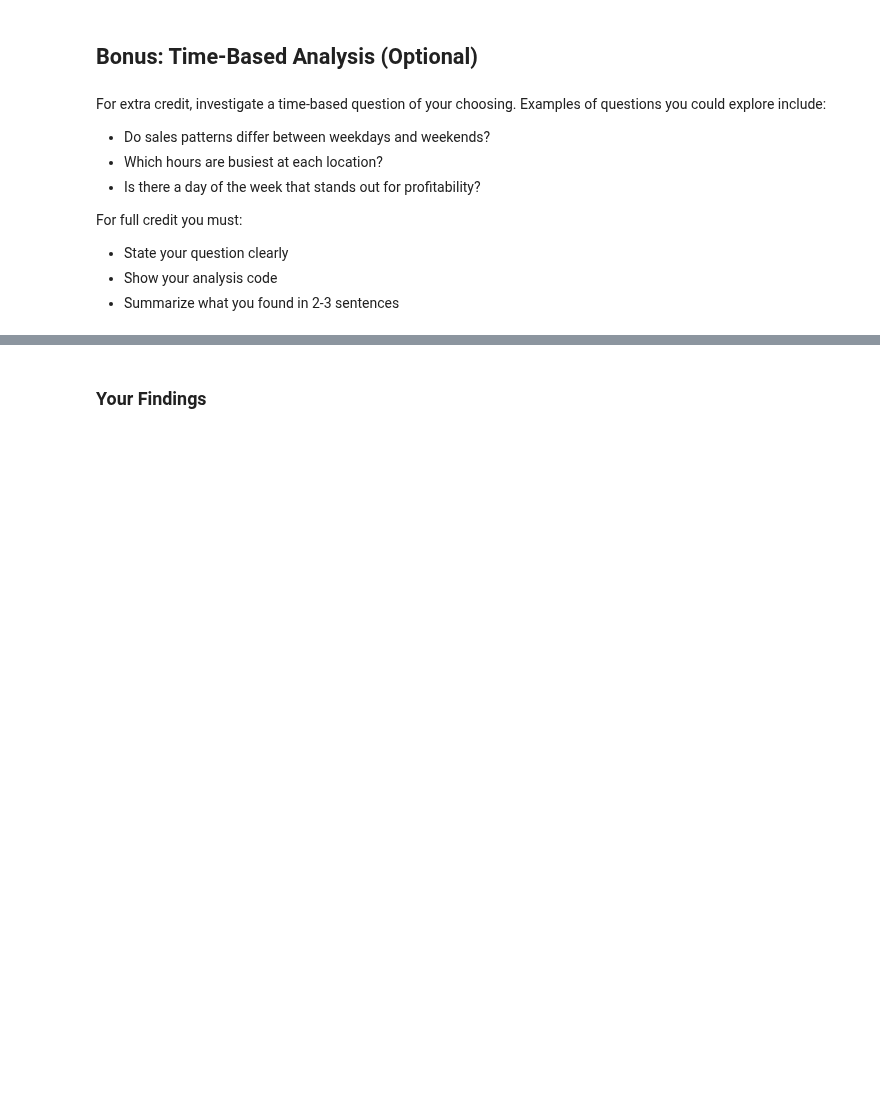
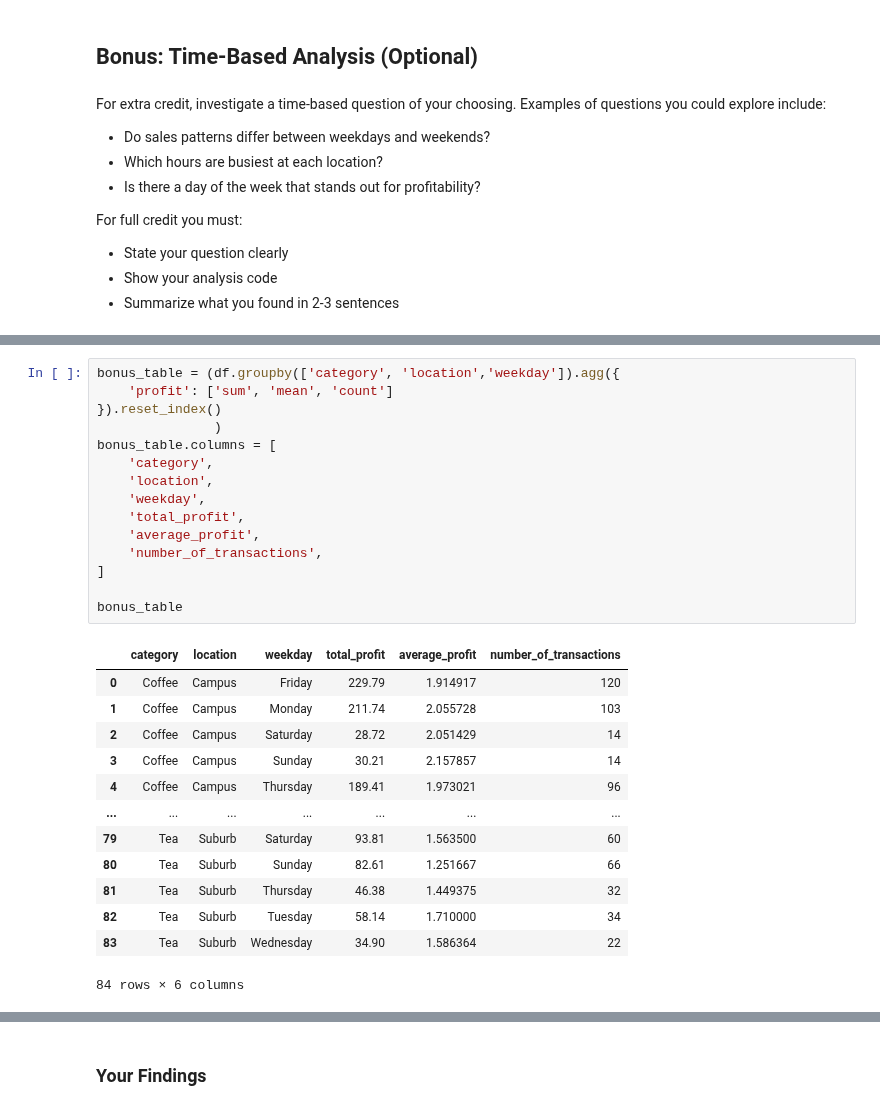
Before and after one commit to mattressdog/py4eda-work, a Jupyter notebook: test2b/test_2b.ipynb, the cells around one changed output, grey strips where cells are left out. Cells and saved outputs as stored; diff of their text form; blank space fills up the shorter version.

```diff
--- a/test2b/test_2b.ipynb
+++ b/test2b/test_2b.ipynb
@@ -430,0 +444,29 @@ For full credit you must:
+# %%
+bonus_table = (df.groupby(['category', 'location','weekday']).agg({
+    'profit': ['sum', 'mean', 'count']
+}).reset_index()
+               )
+bonus_table.columns = [
+    'category',
+    'location',
+    'weekday',
+    'total_profit',
+    'average_profit',
+    'number_of_transactions',
+]
+
+bonus_table
+# %% [output]
+|  | category | location | weekday | total_profit | average_profit | number_of_transactions |
+| 0 | Coffee | Campus | Friday | 229.79 | 1.914917 | 120 |
+| 1 | Coffee | Campus | Monday | 211.74 | 2.055728 | 103 |
+| 2 | Coffee | Campus | Saturday | 28.72 | 2.051429 | 14 |
+| 3 | Coffee | Campus | Sunday | 30.21 | 2.157857 | 14 |
+| 4 | Coffee | Campus | Thursday | 189.41 | 1.973021 | 96 |
+| ... | ... | ... | ... | ... | ... | ... |
+| 79 | Tea | Suburb | Saturday | 93.81 | 1.563500 | 60 |
+| 80 | Tea | Suburb | Sunday | 82.61 | 1.251667 | 66 |
+| 81 | Tea | Suburb | Thursday | 46.38 | 1.449375 | 32 |
+| 82 | Tea | Suburb | Tuesday | 58.14 | 1.710000 | 34 |
+| 83 | Tea | Suburb | Wednesday | 34.90 | 1.586364 | 22 |
+84 rows × 6 columns
```
Also changed, not shown: parts of 6 cells of this notebook.
